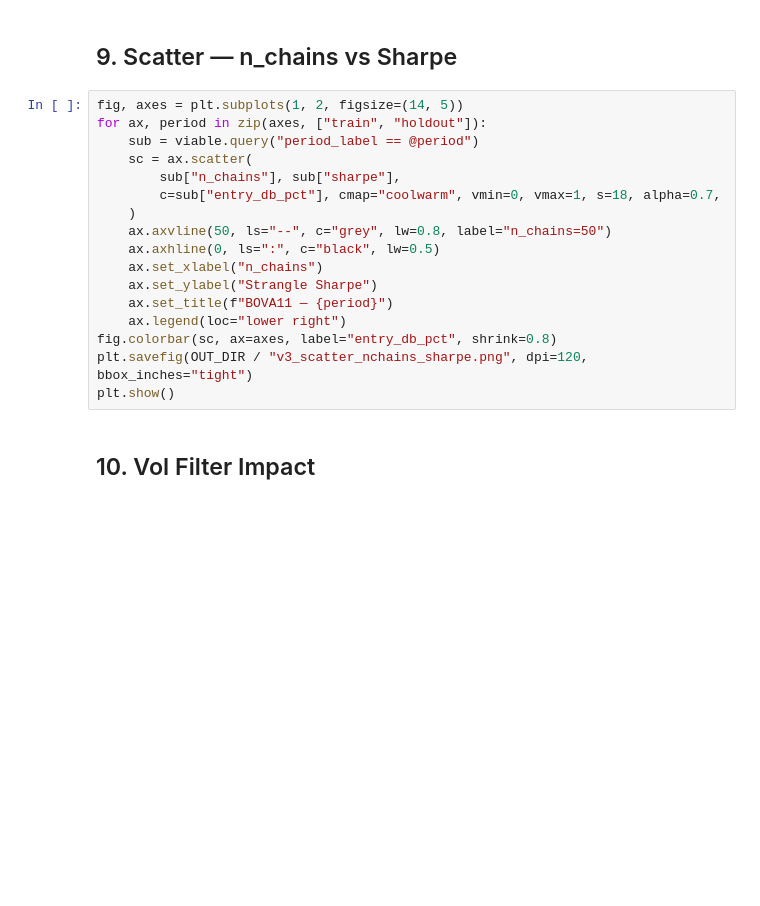
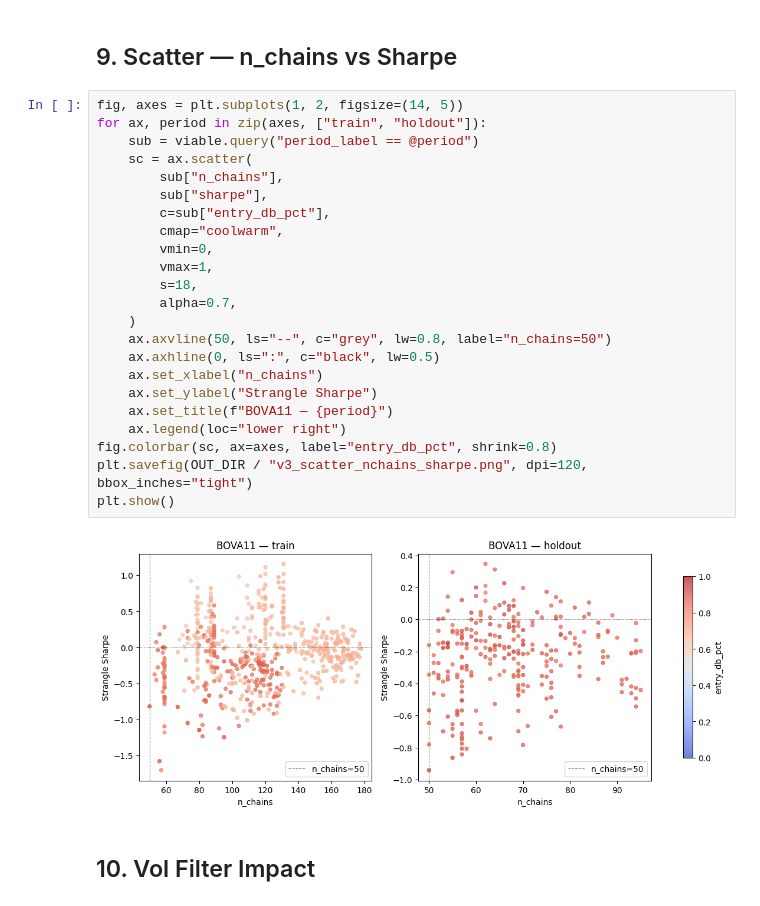
Before and after one commit to osteiner78/options-backtest, a Jupyter notebook: research/2026-05-13 - B3 - v3 grid search.ipynb, the cells around one changed output. Cells and saved outputs as stored; diff of their text form; blank space fills up the shorter version.

```diff
--- a/research/2026-05-13 - B3 - v3 grid search.ipynb
+++ b/research/2026-05-13 - B3 - v3 grid search.ipynb
@@ -181,20 +310,28 @@ plt.show()
 # %%
 fig, axes = plt.subplots(1, 2, figsize=(14, 5))
 for ax, period in zip(axes, ["train", "holdout"]):
     sub = viable.query("period_label == @period")
     sc = ax.scatter(
-        sub["n_chains"], sub["sharpe"],
-        c=sub["entry_db_pct"], cmap="coolwarm", vmin=0, vmax=1, s=18, alpha=0.7,
+        sub["n_chains"],
+        sub["sharpe"],
+        c=sub["entry_db_pct"],
+        cmap="coolwarm",
+        vmin=0,
+        vmax=1,
+        s=18,
+        alpha=0.7,
     )
     ax.axvline(50, ls="--", c="grey", lw=0.8, label="n_chains=50")
     ax.axhline(0, ls=":", c="black", lw=0.5)
     ax.set_xlabel("n_chains")
     ax.set_ylabel("Strangle Sharpe")
     ax.set_title(f"BOVA11 — {period}")
     ax.legend(loc="lower right")
 fig.colorbar(sc, ax=axes, label="entry_db_pct", shrink=0.8)
 plt.savefig(OUT_DIR / "v3_scatter_nchains_sharpe.png", dpi=120, bbox_inches="tight")
 plt.show()
+# %% [output]
+[figure, added]
 # %% [markdown]
 ## 10. Vol Filter Impact
 # %%
```
Also changed, not shown: parts of 19 cells of this notebook, 3 other files.
